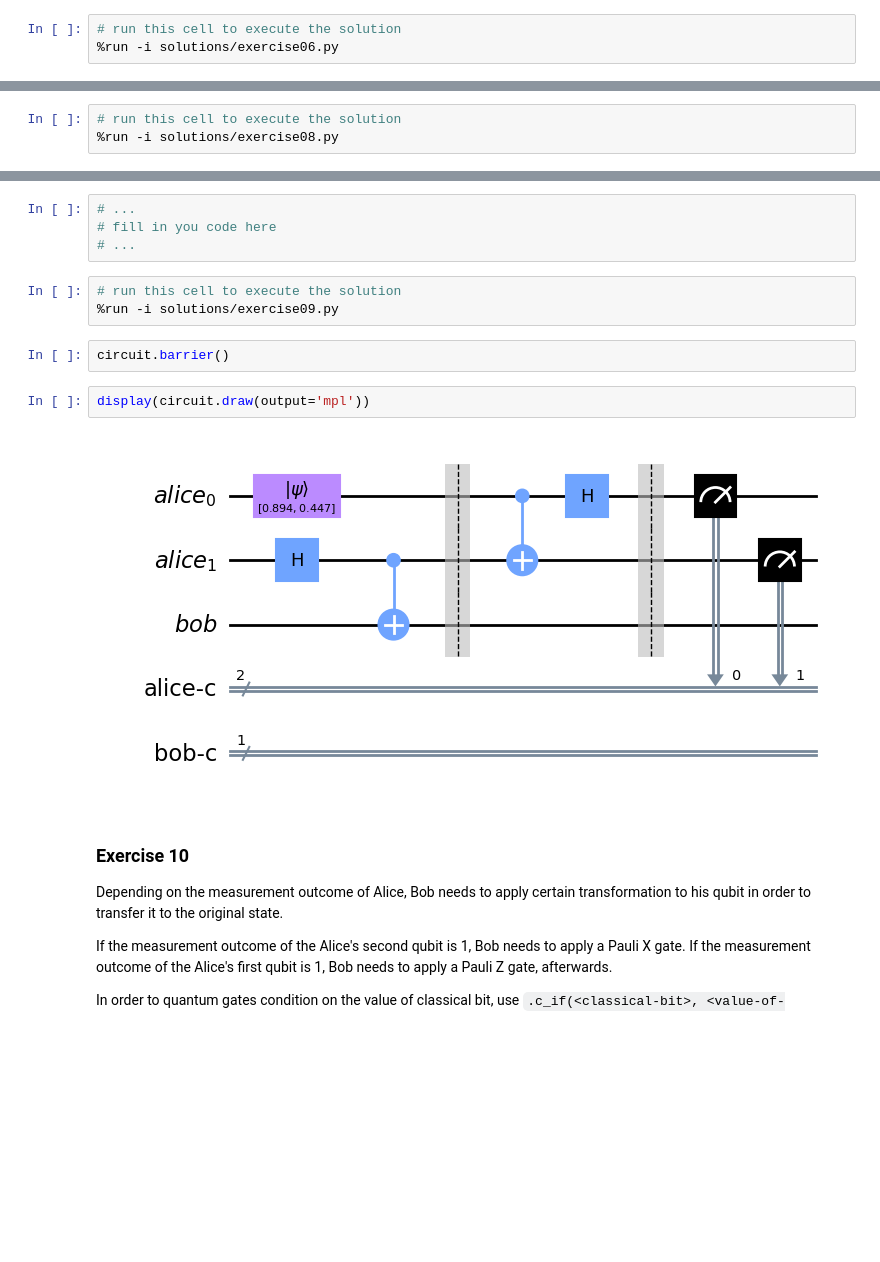
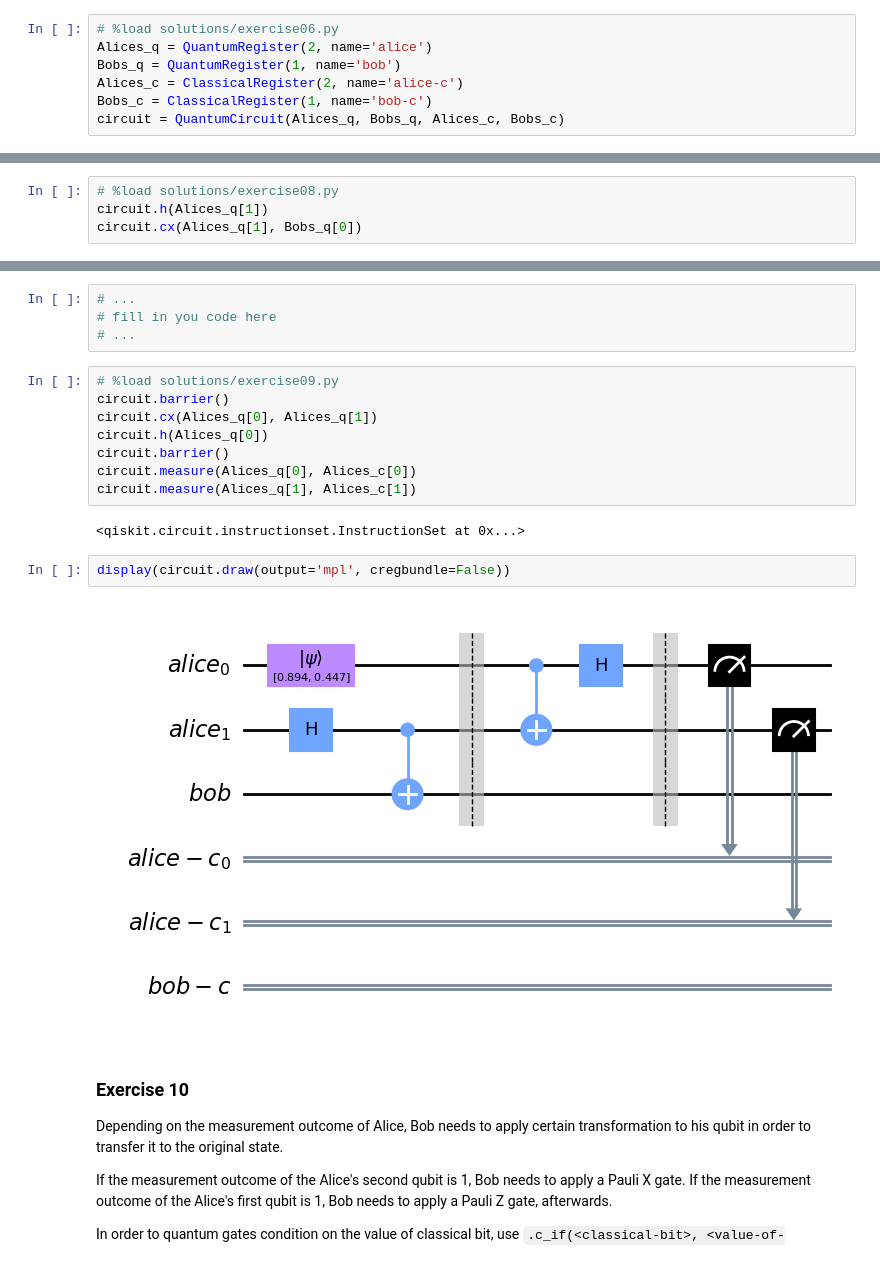
Before and after one commit to FZJ-PGI-12/qc-programming-tutorial, a Jupyter notebook: Tutorial.ipynb, the cells around one changed output, grey strips where cells are left out. Drawn from its saved outputs; the diff is of its cells as text; blank space fills up the shorter version.

Commit message:
added some solution for VQE

```diff
--- a/Tutorial.ipynb
+++ b/Tutorial.ipynb
@@ -234,8 +234,12 @@ Add a quantum register with two qubits and a classical register with two bits fo
 # fill in you code here
 # ...
 # %%
-# run this cell to execute the solution
-%run -i solutions/exercise06.py
+# %load solutions/exercise06.py
+Alices_q = QuantumRegister(2, name='alice')
+Bobs_q = QuantumRegister(1, name='bob')
+Alices_c = ClassicalRegister(2, name='alice-c')
+Bobs_c = ClassicalRegister(1, name='bob-c')
+circuit = QuantumCircuit(Alices_q, Bobs_q, Alices_c, Bobs_c)
 # %%
 display(circuit.draw(output='mpl', cregbundle=False))
 # %% [output]
@@ -272,5 +283,6 @@ between Alice's second qubit and Bob's qubit. Add this to the circuit.
 # ...
 # Hint: Confer exercise 02
 # %%
-# run this cell to execute the solution
-%run -i solutions/exercise08.py
+# %load solutions/exercise08.py
+circuit.h(Alices_q[1])
+circuit.cx(Alices_q[1], Bobs_q[0])
@@ -298,14 +312,19 @@ Add the above steps to the circuit
 # fill in you code here
 # ...
 # %%
-# run this cell to execute the solution
-%run -i solutions/exercise09.py
+# %load solutions/exercise09.py
+circuit.barrier()
+circuit.cx(Alices_q[0], Alices_q[1])
+circuit.h(Alices_q[0])
+circuit.barrier()
+circuit.measure(Alices_q[0], Alices_c[0])
+circuit.measure(Alices_q[1], Alices_c[1])
+# %% [output]
+<qiskit.circuit.instructionset.InstructionSet at 0x...>
-# %%
-circuit.barrier()
 # %%
-display(circuit.draw(output='mpl'))
+display(circuit.draw(output='mpl', cregbundle=False))
 # %% [output]
-[figure, old version]
+[figure, new version]
 # %% [markdown]
 ### Exercise 10
 
```
Also changed, not shown: parts of 20 cells of this notebook.
